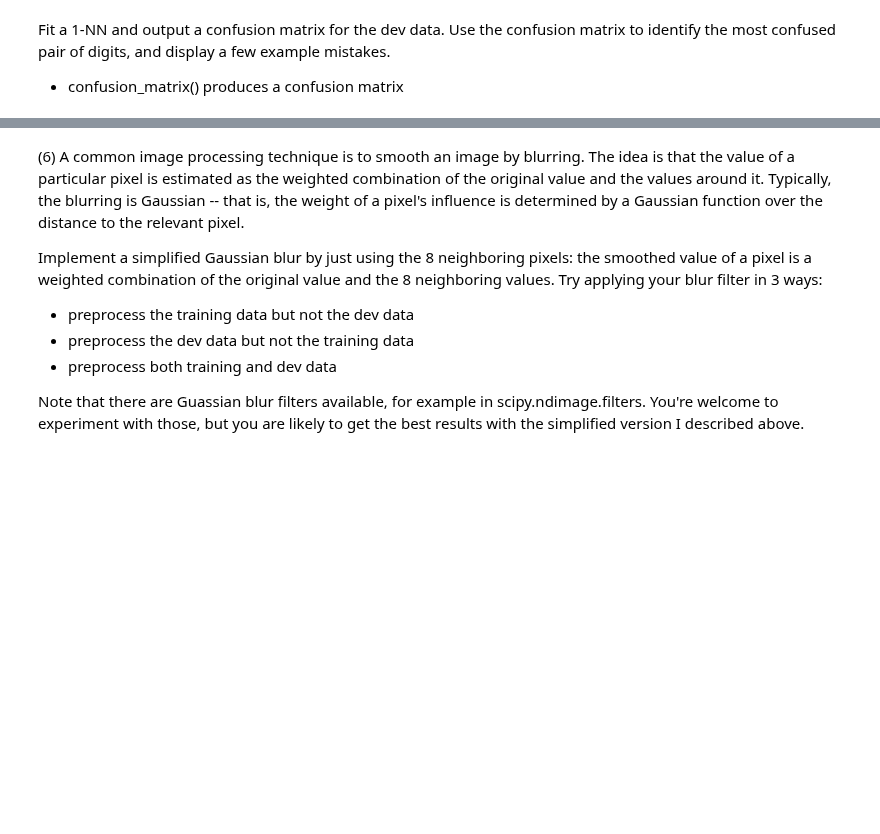
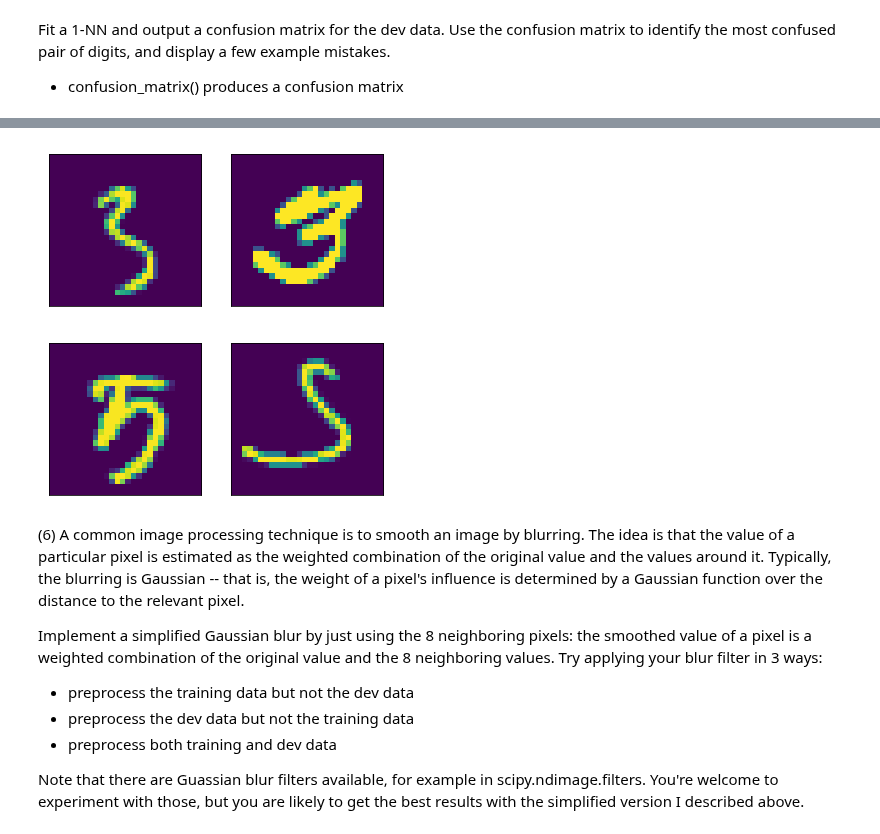
Before and after one commit to kevinhanna/W207_Projects, a Jupyter notebook: Kevin_Hanna_p1.ipynb, the cells around one changed output, grey strips where cells are left out. Drawn from its saved outputs; the diff is of its cells as text; code cells hidden in the pictures; blank space fills up the shorter version.

```diff
--- a/Kevin_Hanna_p1.ipynb
+++ b/Kevin_Hanna_p1.ipynb
@@ -279,0 +269,67 @@ Fit a 1-NN and output a confusion matrix for the dev data. Use the confusion mat
+# %%
+knn = None
+predicted = None
+# %%
+def P5():
+
+### STUDENT START ###
+    global knn, predicted
+    # Don't need this because the dataset we're using, but for good practice
+    matrix_labels = ['0','1','2','3','4','5','6','7','8','9']
+
+    X = train_data
+    y = train_labels
+    X_dev = dev_data
+    y_dev = dev_labels
+
+    # Save some time when running over and over
+    if knn is None or predicted is None:
+        knn = KNeighborsClassifier(n_neighbors=1)
+        knn.fit(X, y)
+#         knn.fit(mini_train_data, mini_train_labels)
+        predicted = knn.predict(X_dev)
+
+    cm = confusion_matrix(dev_labels, predicted,
+                         labels=matrix_labels)
+
+
+    print("The confusion matrix:")
+    print(cm)
+
+    print("\nThe most confused pair are:")
+    # Adding the confusion matrix to the transpose ignoring the diagonal
+    # reveals the most confused pair with argmax.
+    cm_pairs = np.triu(cm, 1) + np.triu(cm.transpose(), 1)
+    top_confused_pair_idx = np.unravel_index(cm_pairs.argmax(), cm_pairs.shape)
+    top_confused_pair = (matrix_labels[top_confused_pair_idx[0]], matrix_labels[top_confused_pair_idx[1]])
+    print("%s and %s" % (top_confused_pair))
+
+
+    swaped = dict()
+    swaped[top_confused_pair[0]] = (X_dev[np.logical_and(y_dev == top_confused_pair[0],
+                           predicted == top_confused_pair[1])])
+
+    swaped[top_confused_pair[1]] = (X_dev[np.logical_and(y_dev == top_confused_pair[1],
+                           predicted == top_confused_pair[0])])
+
+
+    print("Examples of %s's mistaken for %s's and vice versa" % (top_confused_pair))
+    for key, digits in swaped.items():
+        plt_idx = 0
+        for digit in digits:
+            plt_idx += 1
+            matrix_digit = digit.reshape(28,28)
+            axes = plt.subplot(1, len(digits) , plt_idx, xticks=[], yticks=[])
+            axes.imshow(matrix_digit)
+        plt.show()
+
+#     print("\nPrecision | Recall | F1")
+#     precision = cm.diagonal()/cm.sum(axis=0)
+#     recall = cm.diagonal()/cm.sum(axis=1)
+#     f1 = 2*recall*precision/(recall + precision)
+#     print(np.matrix([precision, recall, f1]).transpose().round(3))
+
+### STUDENT END ###
+
+P5()
+# %% [output]
@@ -279,0 +351,2 @@ Fit a 1-NN and output a confusion matrix for the dev data. Use the confusion mat
+[figure, added]
+[figure, added]
```
Also changed, not shown: parts of 6 cells of this notebook.
